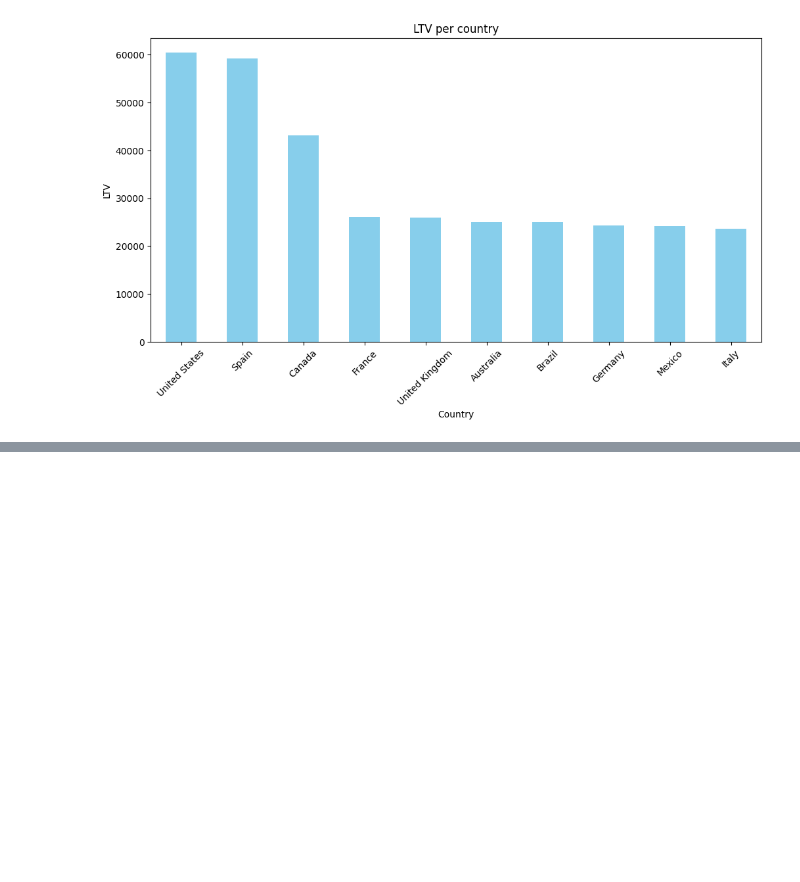
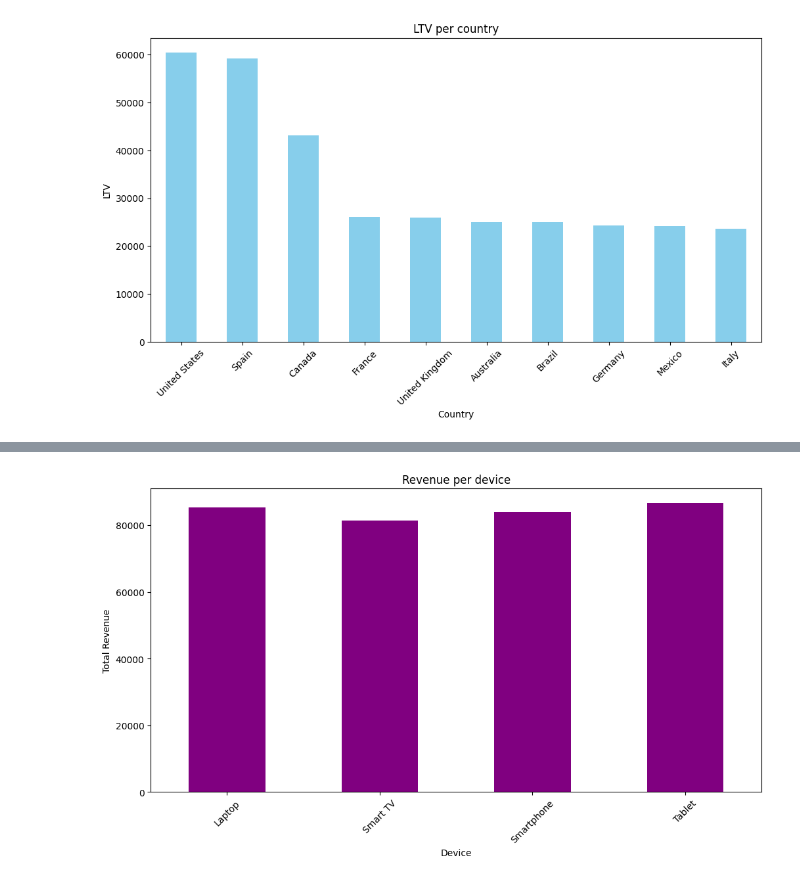
Before and after one commit to Arif-Badhon/PortfolioDataAnalyticsPython, a Jupyter notebook: main.ipynb, the cells around one changed output, grey strips where cells are left out. Saved outputs shown, nothing was run; the diff lists cells and outputs as text; code cells hidden in the pictures; blank space fills up the shorter version.

```diff
--- a/main.ipynb
+++ b/main.ipynb
@@ -203,0 +215,11 @@ plt.show()
+# %%
+revenue_per_device = df.groupby('Device')['LTV'].sum()
+plt.figure(figsize=(12,6))
+revenue_per_device.plot(kind='bar', color='purple')
+plt.title('Revenue per device')
+plt.xlabel('Device')
+plt.ylabel('Total Revenue')
+plt.xticks(rotation=45)
+plt.show()
+# %% [output]
+[figure, added]
```
Also changed, not shown: parts of 2 cells of this notebook, 1 other file.
